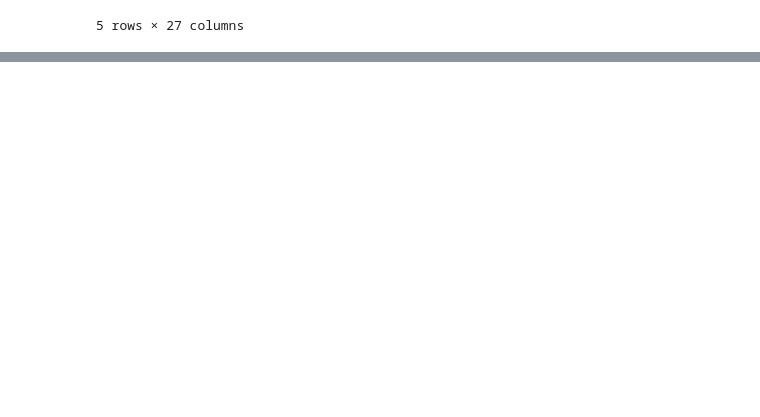
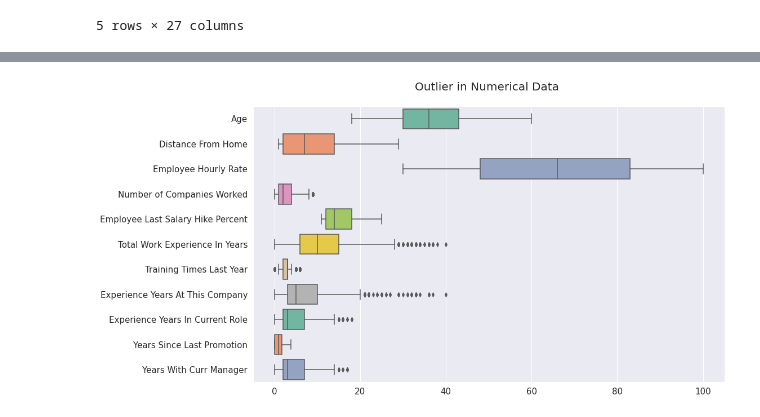
Before and after one commit to 21Ovi/Employee-Performance-Analysis, a Jupyter notebook: data_preprocessing.ipynb, the cells around one changed output, grey strips where cells are left out. Drawn from its saved outputs; the diff is of its cells as text; code cells hidden in the pictures; blank space fills up the shorter version.

```diff
--- a/data_preprocessing.ipynb
+++ b/data_preprocessing.ipynb
@@ -339,0 +346,9 @@ processed_data.head()
+# %%
+# Checking outlier in numerical data
+
+plt.figure(figsize=(15,9))
+sns.boxplot(data=num_data, orient="h", palette="Set2")
+plt.title("Outlier in Numerical Data \n", fontsize=20)
+plt.show();
+# %% [output]
+[figure, added]
```
Also changed, not shown: parts of 22 cells of this notebook.
